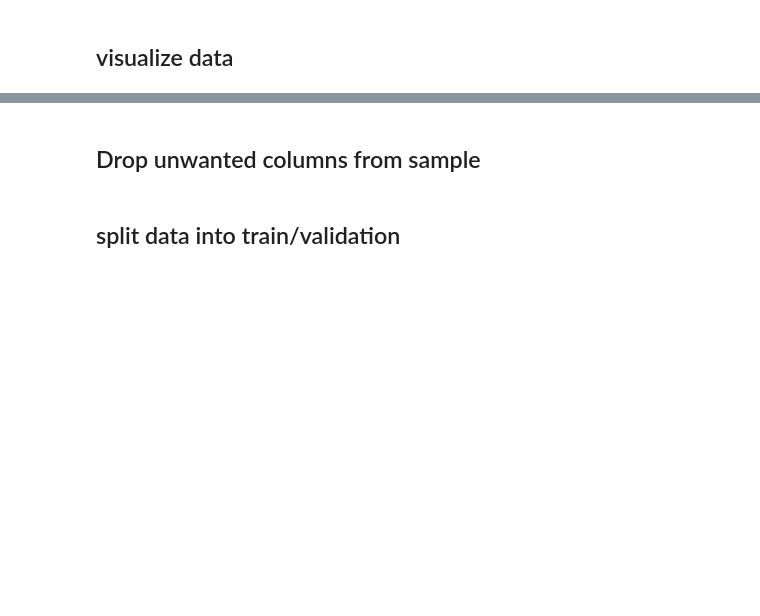
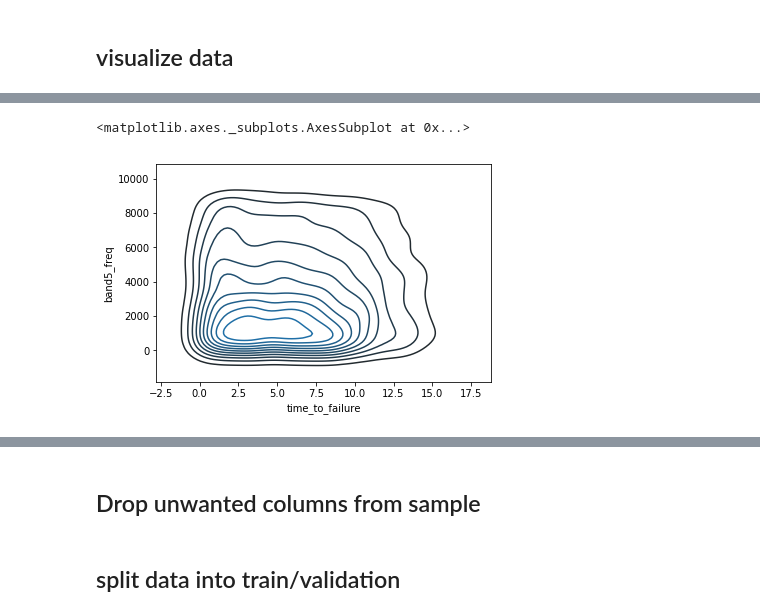
Before and after one commit to jonbatscha/earthquake_prediction, a Jupyter notebook: refactor.ipynb, the cells around one changed output, grey strips where cells are left out. Saved outputs shown, nothing was run; the diff lists cells and outputs as text; code cells hidden in the pictures; blank space fills up the shorter version.

```diff
--- a/refactor.ipynb
+++ b/refactor.ipynb
@@ -502,2 +555,5 @@ eng_samples.plot.hexbin(x='mean',y='time_to_failure',gridsize=10)
 # %%
-sns.kdeplot(eng_samples['time_to_failure'],eng_samples['mean'])
+sns.kdeplot(eng_samples.time_to_failure,eng_samples.band5_freq)
+# %% [output]
+<matplotlib.axes._subplots.AxesSubplot at 0x...>
+[figure, added]
```
Also changed, not shown: parts of 24 cells of this notebook.
